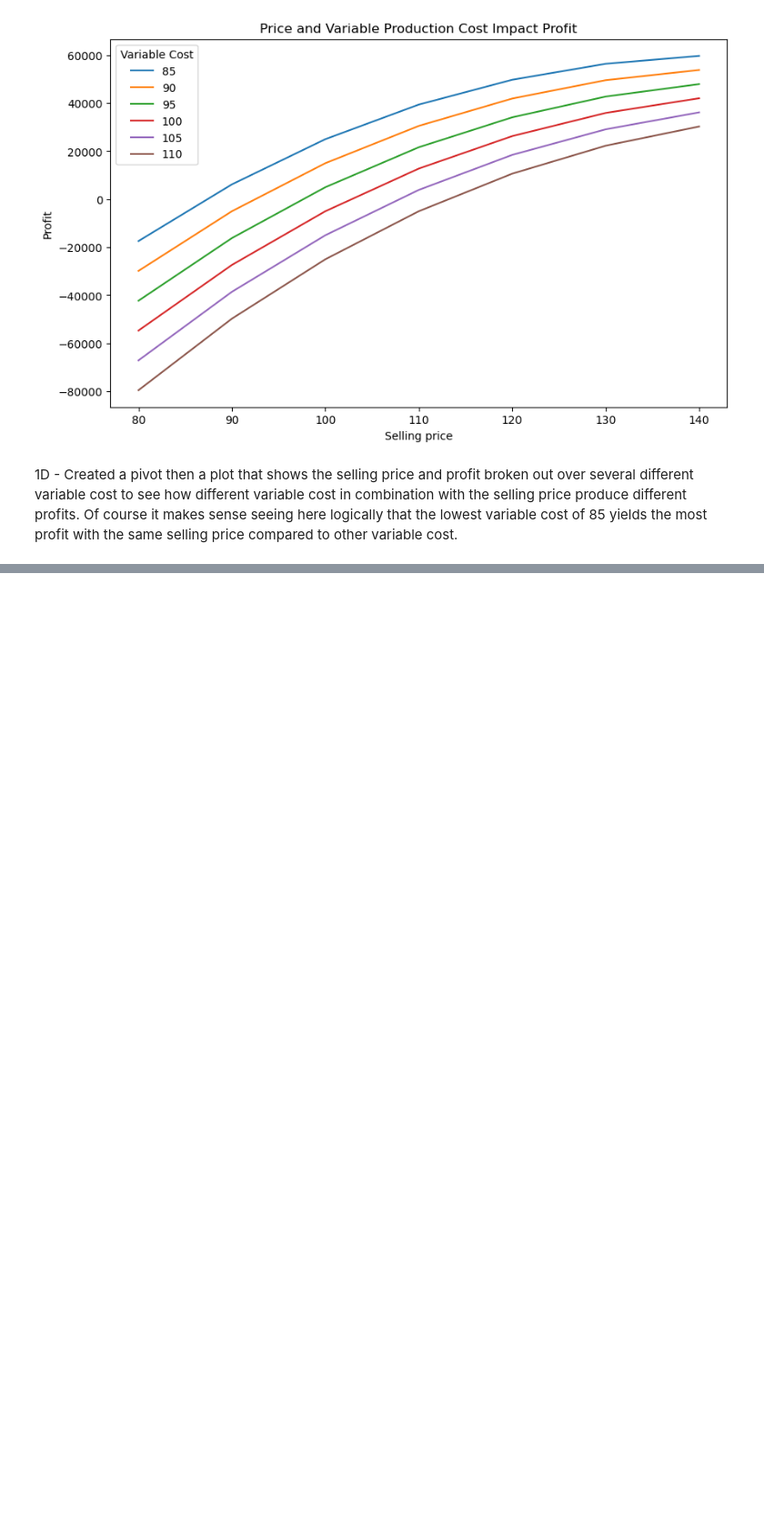
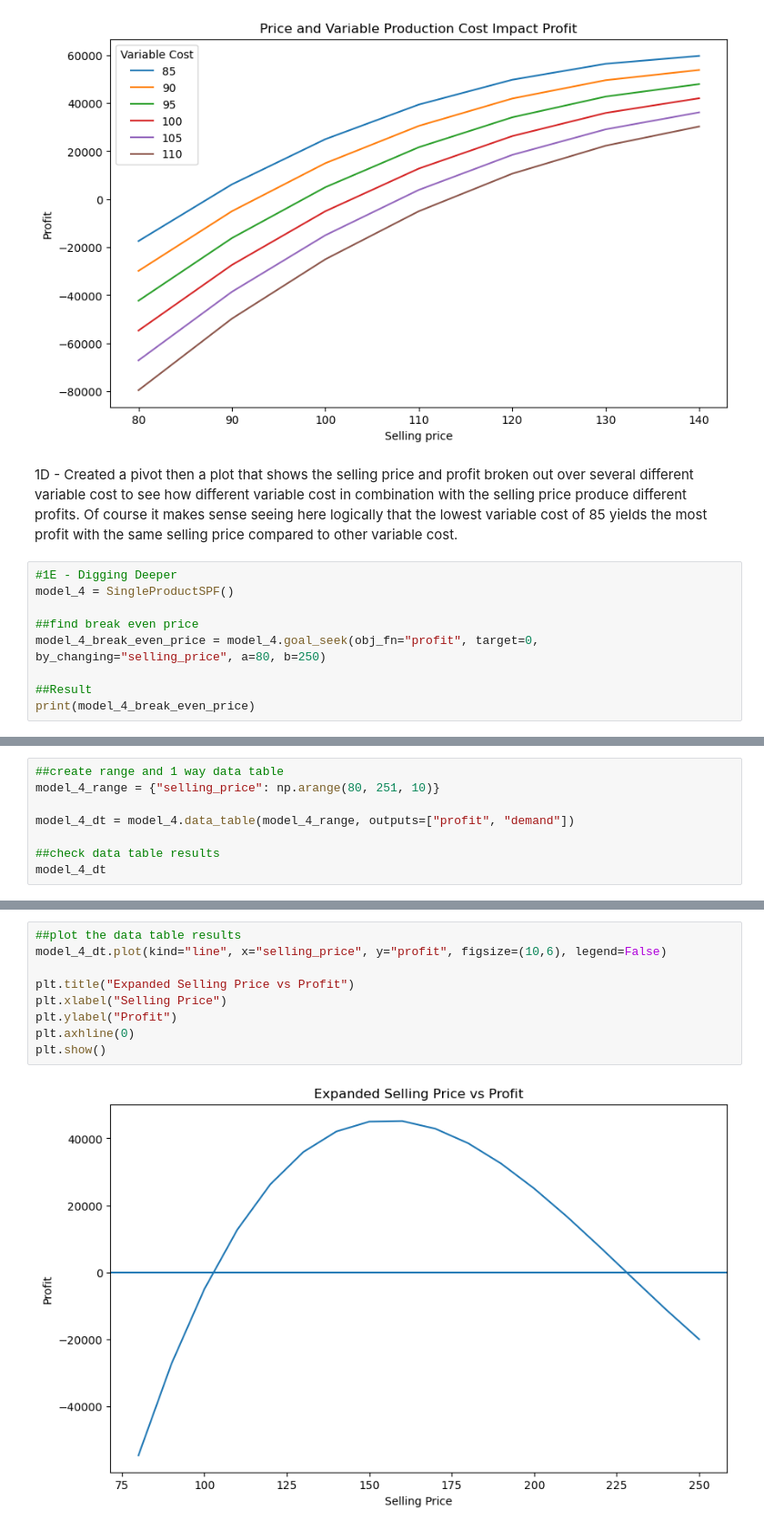
Before and after one commit to devlinmacaulay-debug/hw2_analysis1_break_even, a Jupyter notebook: hw2_analysis1_break_even.ipynb, the cells around one changed output, grey strips where cells are left out. Shown at 91% size. Drawn from its saved outputs; the diff is of its cells as text; blank space fills up the shorter version.

```diff
--- a/hw2_analysis1_break_even.ipynb
+++ b/hw2_analysis1_break_even.ipynb
@@ -180,3 +180,12 @@ plt.show()
 [figure]
 # %% [markdown]
 1D - Created a pivot then a plot that shows the selling price and profit broken out over several different variable cost to see how different variable cost in combination with the selling price produce different profits. Of course it makes sense seeing here logically that the lowest variable cost of 85 yields the most profit with the same selling price compared to other variable cost.
+# %%
+#1E - Digging Deeper
+model_4 = SingleProductSPF()
+
+##find break even price
+model_4_break_even_price = model_4.goal_seek(obj_fn="profit", target=0, by_changing="selling_price", a=80, b=250)
+
+##Result
+print(model_4_break_even_price)
@@ -182,0 +197,8 @@ plt.show()
+# %%
+##create range and 1 way data table
+model_4_range = {"selling_price": np.arange(80, 251, 10)}
+
+model_4_dt = model_4.data_table(model_4_range, outputs=["profit", "demand"])
+
+##check data table results
+model_4_dt
@@ -182,0 +223,11 @@ plt.show()
+# %%
+##plot the data table results
+model_4_dt.plot(kind="line", x="selling_price", y="profit", figsize=(10,6), legend=False)
+
+plt.title("Expanded Selling Price vs Profit")
+plt.xlabel("Selling Price")
+plt.ylabel("Profit")
+plt.axhline(0)
+plt.show()
+# %% [output]
+[figure, added]
```
Also changed, not shown: parts of 7 cells of this notebook.
